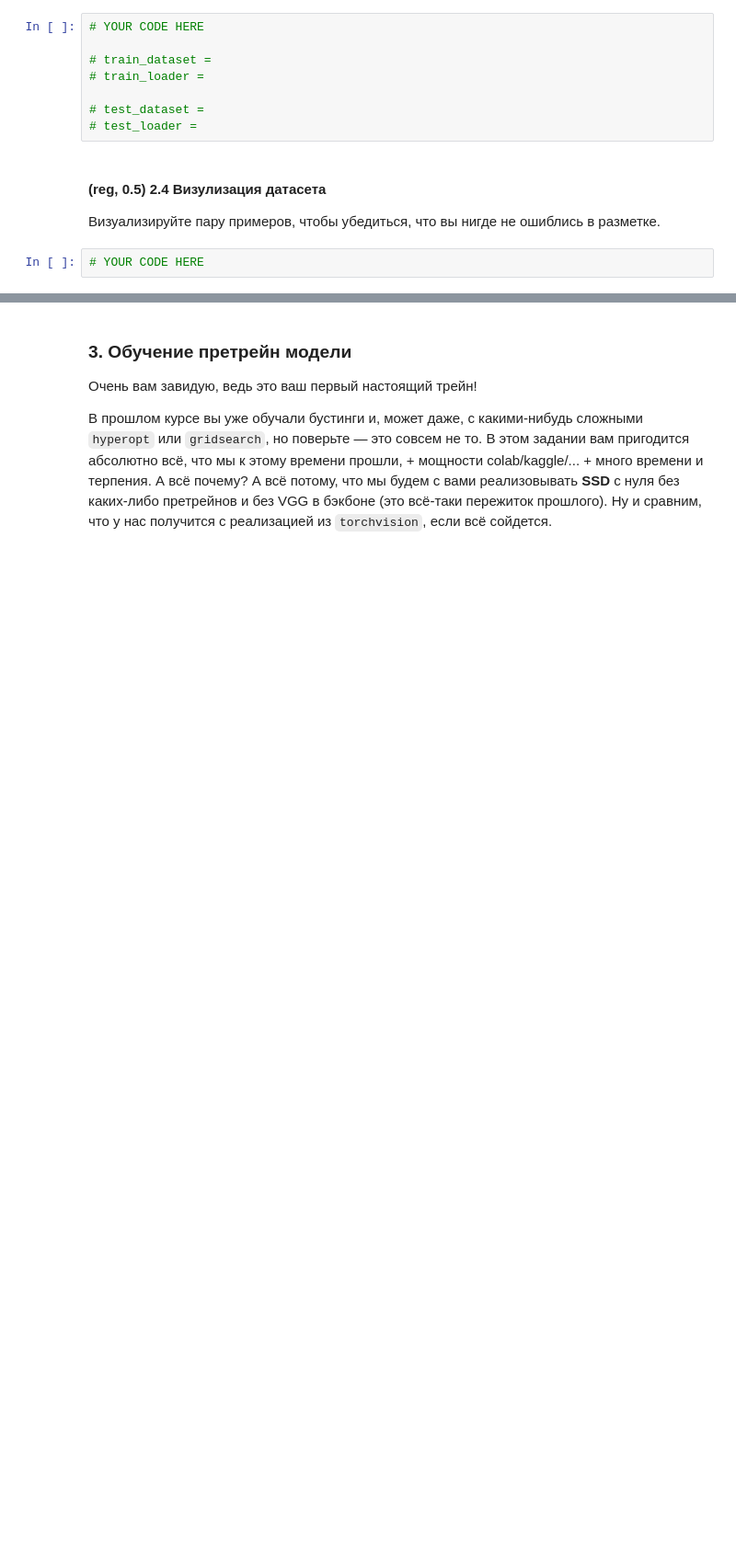
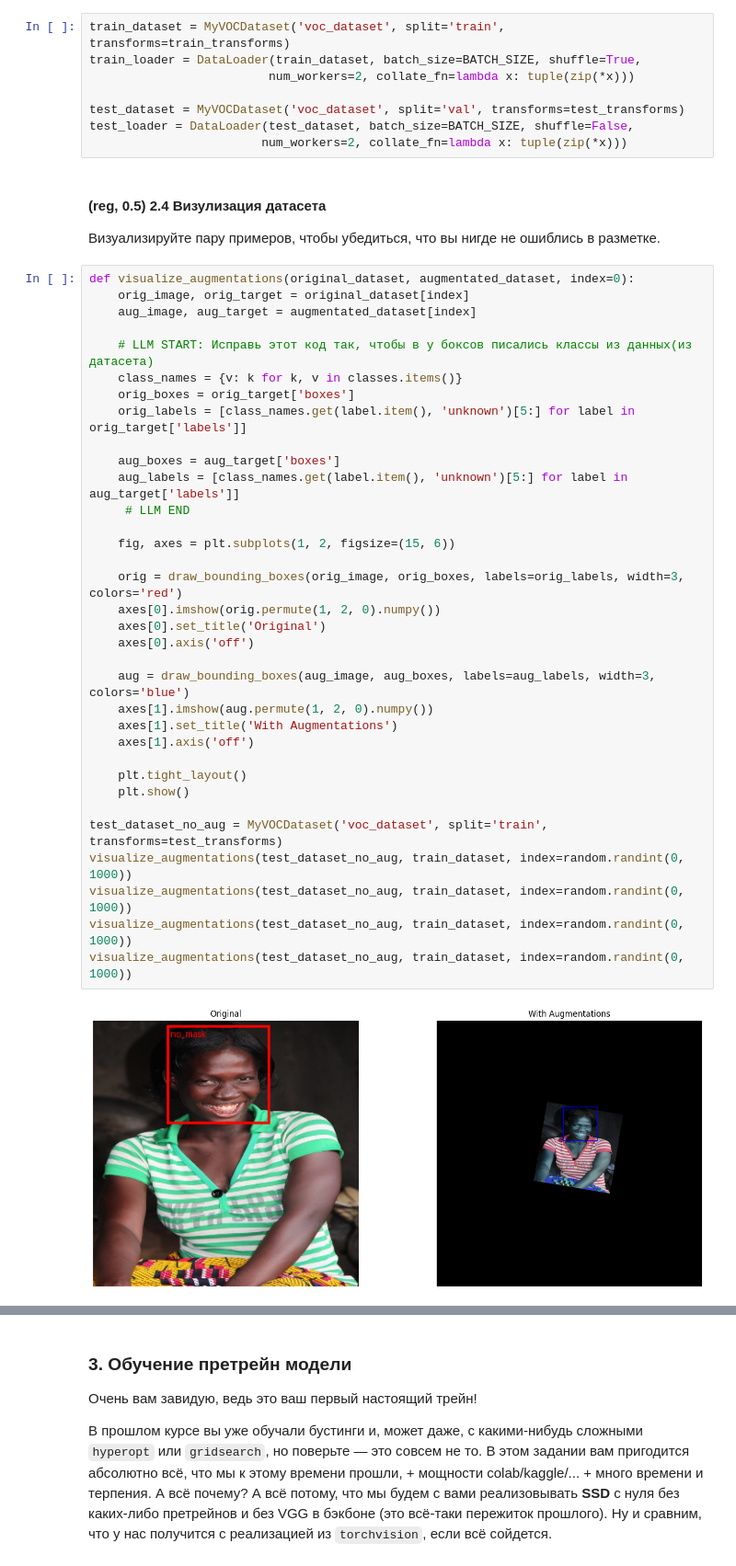
Before and after one commit to Droid5555/ml_masks_detector, a Jupyter notebook: HW1_ALEKSIAN_DAVID.ipynb, the cells around one changed output, grey strips where cells are left out. Shown at 92% size. Saved outputs shown, nothing was run; the diff lists cells and outputs as text; blank space fills up the shorter version.

Commit message:
First task augs and dataset

```diff
--- a/HW1_ALEKSIAN_DAVID.ipynb
+++ b/HW1_ALEKSIAN_DAVID.ipynb
@@ -116,15 +367,49 @@ test_transforms = A.Compose([])
 # %% [markdown]
 #### 2.3 Cобираем всё вместе
 # %%
-# YOUR CODE HERE
+train_dataset = MyVOCDataset('voc_dataset', split='train', transforms=train_transforms)
+train_loader = DataLoader(train_dataset, batch_size=BATCH_SIZE, shuffle=True,
+                         num_workers=2, collate_fn=lambda x: tuple(zip(*x)))
 
-# train_dataset =
-# train_loader =
-
-# test_dataset =
-# test_loader =
+test_dataset = MyVOCDataset('voc_dataset', split='val', transforms=test_transforms)
+test_loader = DataLoader(test_dataset, batch_size=BATCH_SIZE, shuffle=False,
+                        num_workers=2, collate_fn=lambda x: tuple(zip(*x)))
 # %% [markdown]
 #### (reg, 0.5) 2.4 Визулизация датасета
 Визуализируйте пару примеров, чтобы убедиться, что вы нигде не ошиблись в разметке.
 # %%
-# YOUR CODE HERE
+def visualize_augmentations(original_dataset, augmentated_dataset, index=0):
+    orig_image, orig_target = original_dataset[index]
+    aug_image, aug_target = augmentated_dataset[index]
+
+    # LLM START: Исправь этот код так, чтобы в у боксов писались классы из данных(из датасета)
+    class_names = {v: k for k, v in classes.items()}
+    orig_boxes = orig_target['boxes']
+    orig_labels = [class_names.get(label.item(), 'unknown')[5:] for label in orig_target['labels']]
+
+    aug_boxes = aug_target['boxes']
+    aug_labels = [class_names.get(label.item(), 'unknown')[5:] for label in aug_target['labels']]
+     # LLM END
+
+    fig, axes = plt.subplots(1, 2, figsize=(15, 6))
+
+    orig = draw_bounding_boxes(orig_image, orig_boxes, labels=orig_labels, width=3, colors='red')
+    axes[0].imshow(orig.permute(1, 2, 0).numpy())
+    axes[0].set_title('Original')
+    axes[0].axis('off')
+
+    aug = draw_bounding_boxes(aug_image, aug_boxes, labels=aug_labels, width=3, colors='blue')
+    axes[1].imshow(aug.permute(1, 2, 0).numpy())
+    axes[1].set_title('With Augmentations')
+    axes[1].axis('off')
+
+    plt.tight_layout()
+    plt.show()
+
+test_dataset_no_aug = MyVOCDataset('voc_dataset', split='train', transforms=test_transforms)
+visualize_augmentations(test_dataset_no_aug, train_dataset, index=random.randint(0, 1000))
+visualize_augmentations(test_dataset_no_aug, train_dataset, index=random.randint(0, 1000))
+visualize_augmentations(test_dataset_no_aug, train_dataset, index=random.randint(0, 1000))
+visualize_augmentations(test_dataset_no_aug, train_dataset, index=random.randint(0, 1000))
+# %% [output]
+[figure, added]
```
Also changed, not shown: parts of 11 cells of this notebook, 2 other files.
